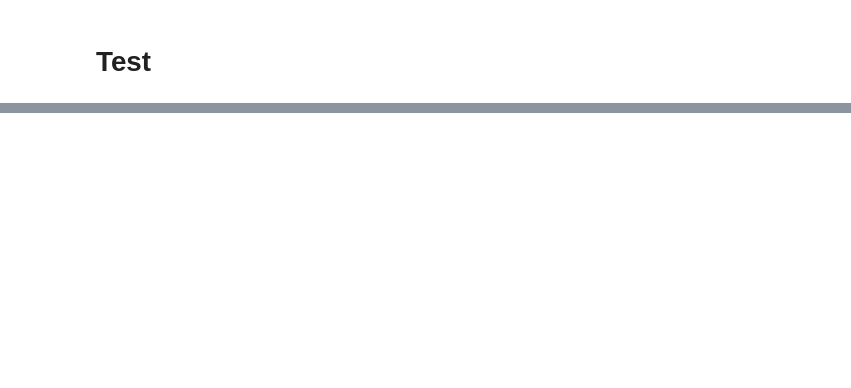
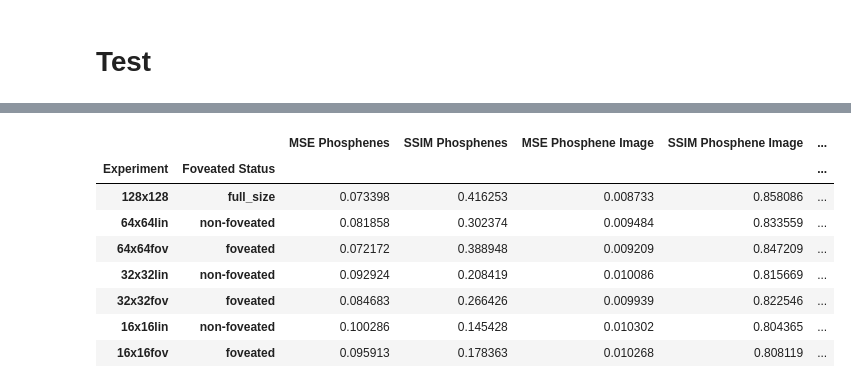
Before and after one commit to MichelleAppel/viseon, a Jupyter notebook: notebooks/test_end-to-end.ipynb, the cells around one changed output, grey strips where cells are left out. Cells and saved outputs as stored; diff of their text form; code cells hidden in the pictures; blank space fills up the shorter version.

```diff
--- a/notebooks/test_end-to-end.ipynb
+++ b/notebooks/test_end-to-end.ipynb
@@ -174,0 +216,20 @@ plt.show()
+# %%
+latex_data = data.copy()
+# group by experiment and foveated status
+grouped = data.groupby(['Experiment', 'Foveated Status'])
+# means per group
+means = grouped.mean()
+# sort [128x128, 64x64nn, 64x64fov, 32x32nn, 32x32fov, 16x16nn, 16x16fov]
+
+means = means.reindex(['128x128', '64x64lin', '64x64fov', '32x32lin', '32x32fov', '16x16lin', '16x16fov'], level=0)
+means
+# %% [output]
+|  |  | MSE Phosphenes | SSIM Phosphenes | MSE Phosphene Image | SSIM Phosphene Image | ... |
+| Experiment | Foveated Status |  |  |  |  | ... |
+| 128x128 | full_size | 0.073398 | 0.416253 | 0.008733 | 0.858086 | ... |
+| 64x64lin | non-foveated | 0.081858 | 0.302374 | 0.009484 | 0.833559 | ... |
+| 64x64fov | foveated | 0.072172 | 0.388948 | 0.009209 | 0.847209 | ... |
+| 32x32lin | non-foveated | 0.092924 | 0.208419 | 0.010086 | 0.815669 | ... |
+| 32x32fov | foveated | 0.084683 | 0.266426 | 0.009939 | 0.822546 | ... |
+| 16x16lin | non-foveated | 0.100286 | 0.145428 | 0.010302 | 0.804365 | ... |
+| 16x16fov | foveated | 0.095913 | 0.178363 | 0.010268 | 0.808119 | ... |
```
Also changed, not shown: parts of 31 cells of this notebook, 21 other files.
